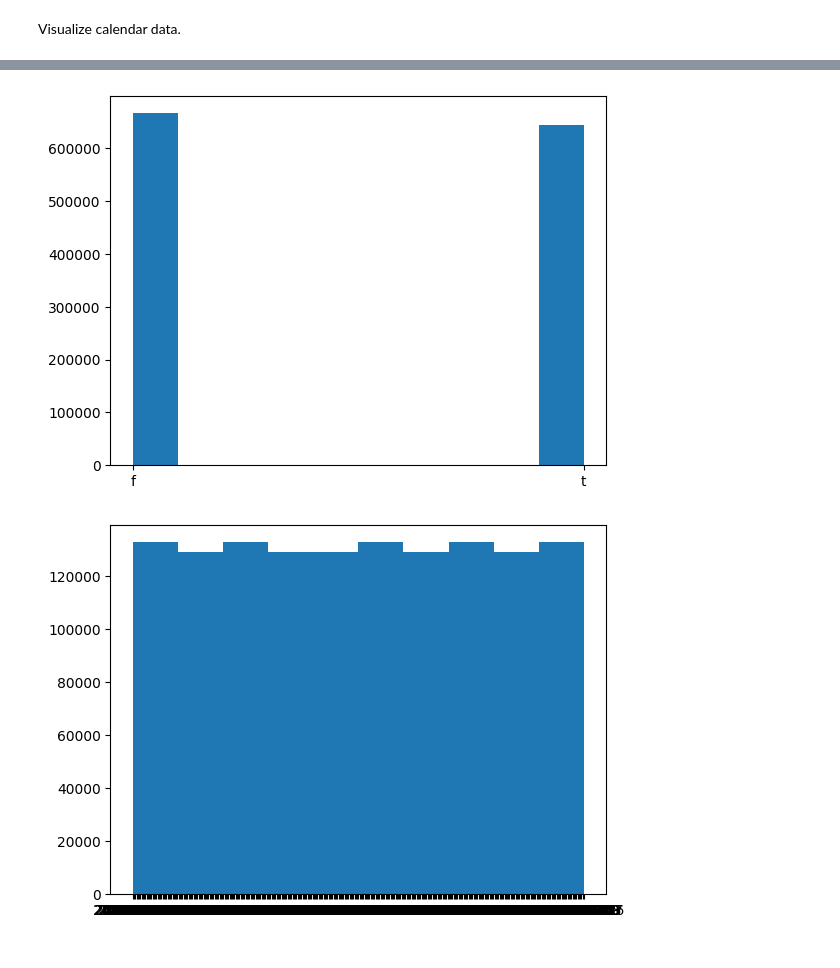
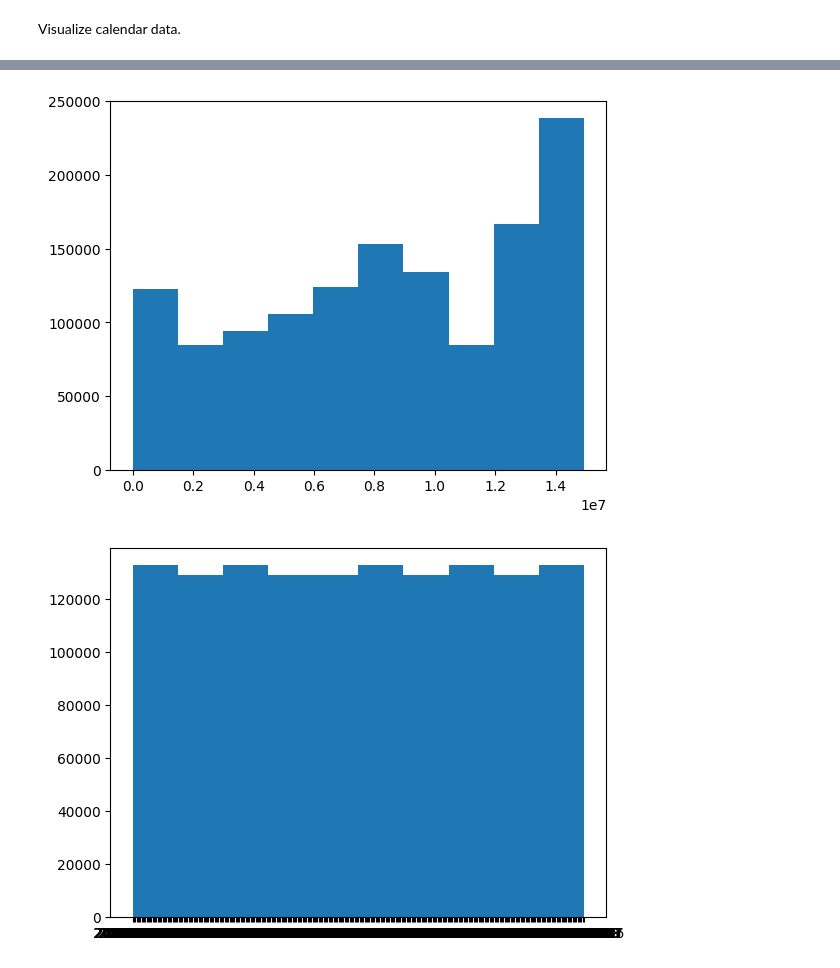
Before and after one commit to ewood242/Project_1_Data-Science-Blog, a Jupyter notebook: Project_1_Writing a Data Scientist Blog Post.ipynb, the cells around one changed output, grey strips where cells are left out. Cells and saved outputs as stored; diff of their text form; code cells hidden in the pictures.

Commit message:
Preliminary exploratory visualization calendar dat

```diff
--- a/Project_1_Writing a Data Scientist Blog Post.ipynb
+++ b/Project_1_Writing a Data Scientist Blog Post.ipynb
@@ -89,7 +94,7 @@ Visualize calendar data.
 # %%
-plt.hist(calendar['available']);
+plt.hist(calendar['listing_id']);
 # %% [output]
-[figure, old version]
+[figure, new version]
 # %%
 plt.hist(calendar['date']);
 # %% [output]
```
Also changed, not shown: parts of 3 cells of this notebook.
